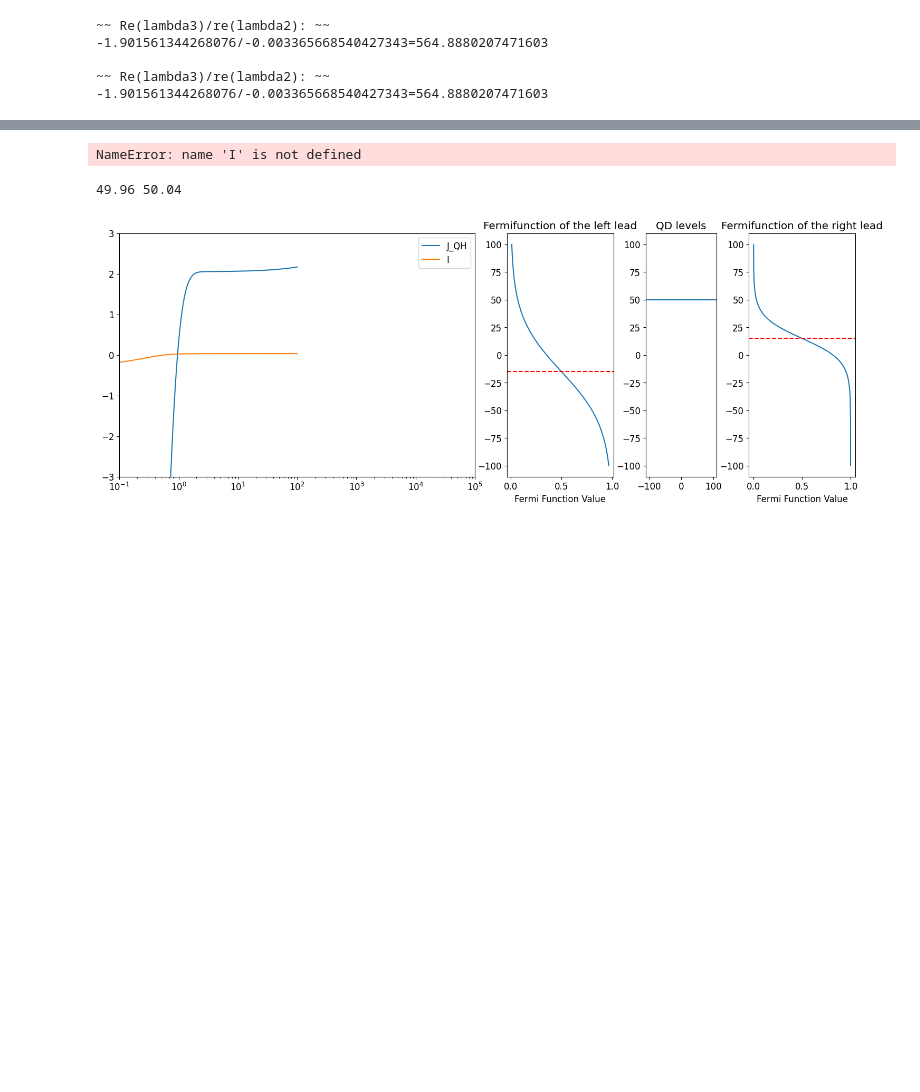
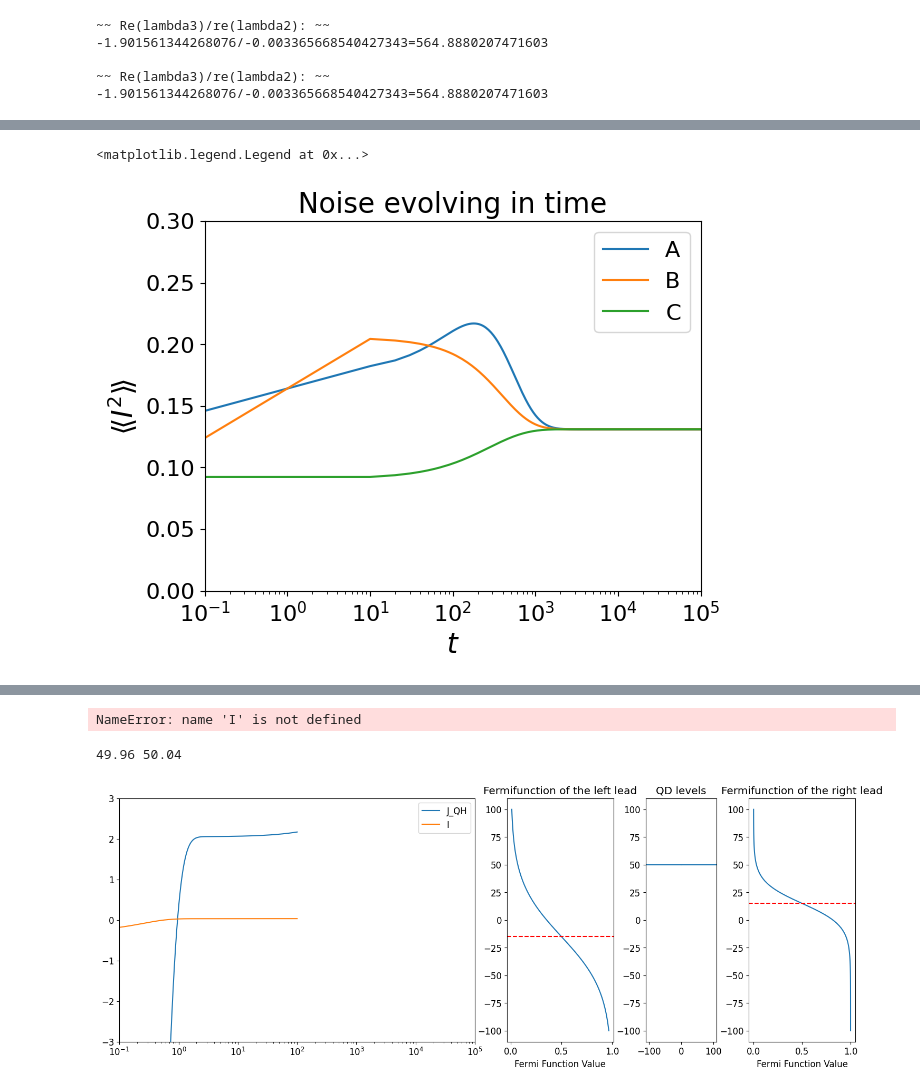
Before and after one commit to myIntSet/thermoelectrics, a Jupyter notebook: time evolution/noise and current FOR REPORT copy.ipynb, the cells around one changed output, grey strips where cells are left out. Drawn from its saved outputs; the diff is of its cells as text; code cells hidden in the pictures; blank space fills up the shorter version.

```diff
--- a/time evolution/noise and current FOR REPORT copy.ipynb
+++ b/time evolution/noise and current FOR REPORT copy.ipynb
@@ -97,0 +119,18 @@ TUR_calced, I, I_var, sigma = cm.do_all(ti_array, long_time=True)
+# %%
+#plot noise
+font_size = 20
+plt.rcParams.update({'font.size': 16})  # Applies globally
+plt.figure()
+plt.plot(ti_array, I_var_even, label='A')
+plt.plot(ti_array, I_var_uneven, label='B')
+plt.plot(ti_array, I_var_calced, label='C')
+plt.title('Noise evolving in time', fontsize=font_size)
+plt.xlabel(r'$t$', fontsize=font_size)
+plt.ylabel(r'$\langle\!\langle I^2 \rangle\!\rangle$', fontsize=font_size)
+plt.xscale('log')
+plt.ylim(0,0.3)
+plt.xlim(1e-1, 1e5)
+plt.legend()
+# %% [output]
+<matplotlib.legend.Legend at 0x...>
+[figure, added]
```
Also changed, not shown: parts of 7 cells of this notebook, 4 other files.
